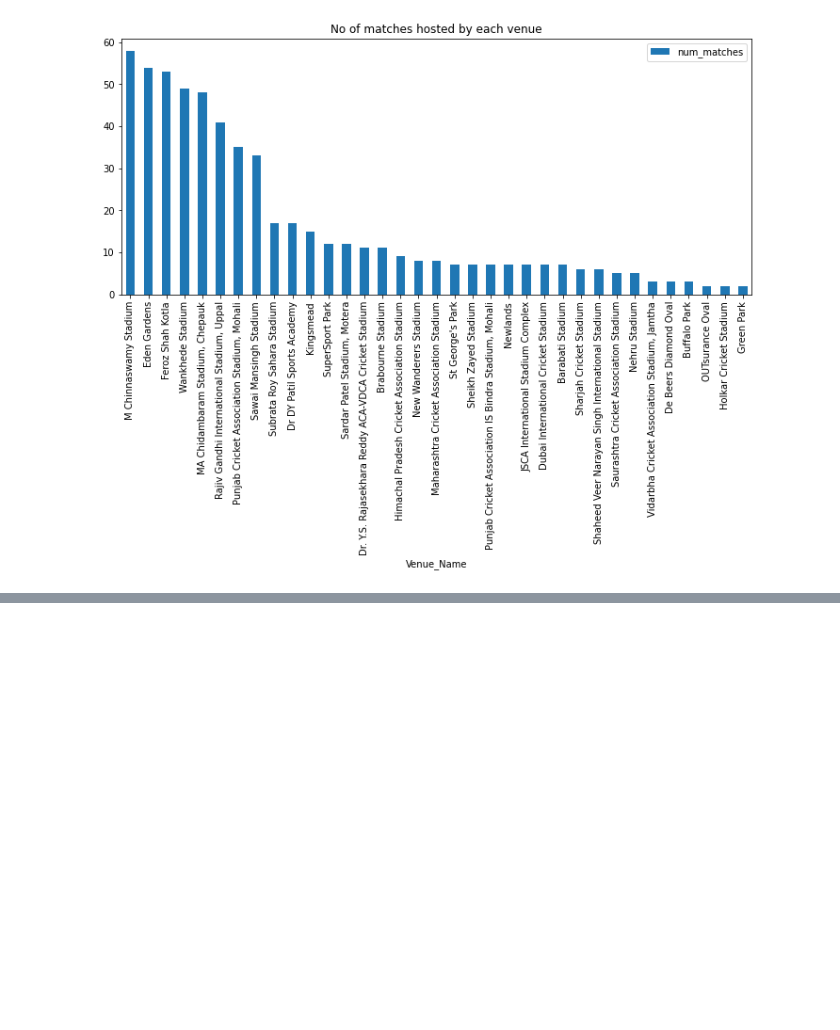
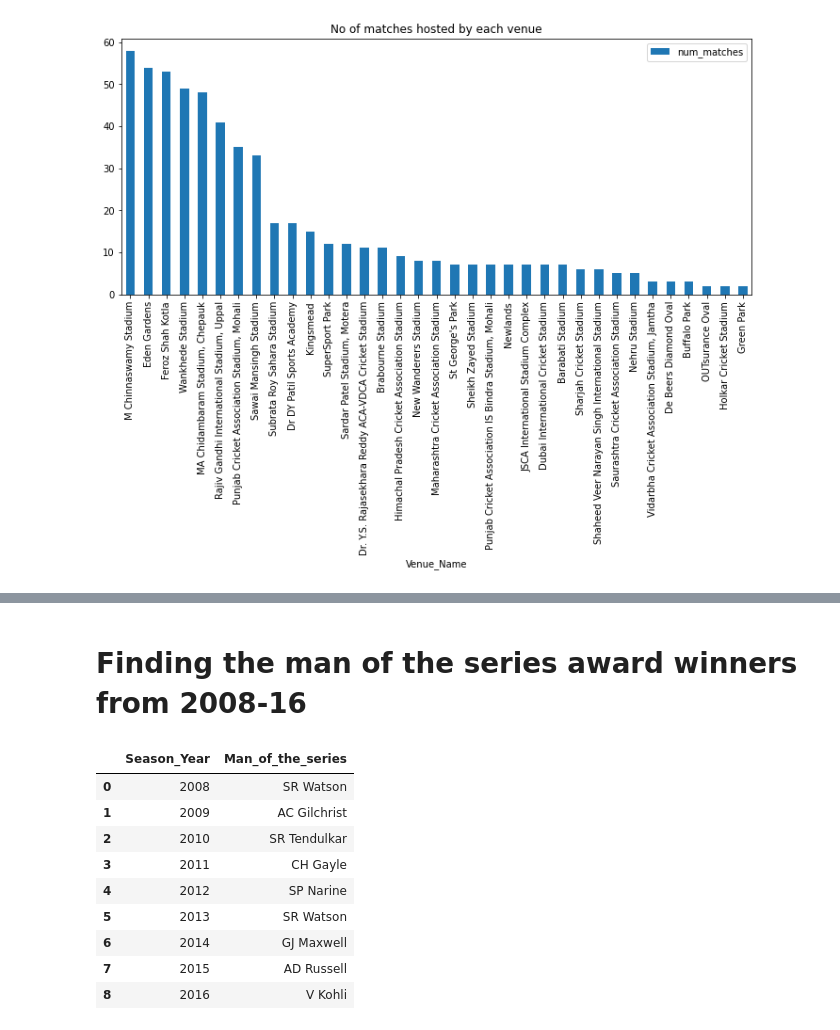
Before and after one commit to crypticrk/IPL-Data-Analysis, a Jupyter notebook: IPL Data Analysis.ipynb, the cells around one changed output, grey strips where cells are left out. Cells and saved outputs as stored; diff of their text form; code cells hidden in the pictures; blank space fills up the shorter version.

```diff
--- a/IPL Data Analysis.ipynb
+++ b/IPL Data Analysis.ipynb
@@ -413,0 +429,18 @@ venue_by_match.plot (kind = 'bar', x = 'Venue_Name', y = 'num_matches',
+# %% [markdown]
+# Finding the man of the series award winners from 2008-16
+# %%
+pd.read_sql("""SELECT Season_Year, Player_Name AS Man_of_the_series
+               FROM Season
+               INNER JOIN Player
+               ON Season.Man_of_the_Series = Player.Player_Id;""", conn)
+# %% [output]
+|  | Season_Year | Man_of_the_series |
+| 0 | 2008 | SR Watson |
+| 1 | 2009 | AC Gilchrist |
+| 2 | 2010 | SR Tendulkar |
+| 3 | 2011 | CH Gayle |
+| 4 | 2012 | SP Narine |
+| 5 | 2013 | SR Watson |
+| 6 | 2014 | GJ Maxwell |
+| 7 | 2015 | AD Russell |
+| 8 | 2016 | V Kohli |
```
Also changed, not shown: parts of 8 cells of this notebook.
